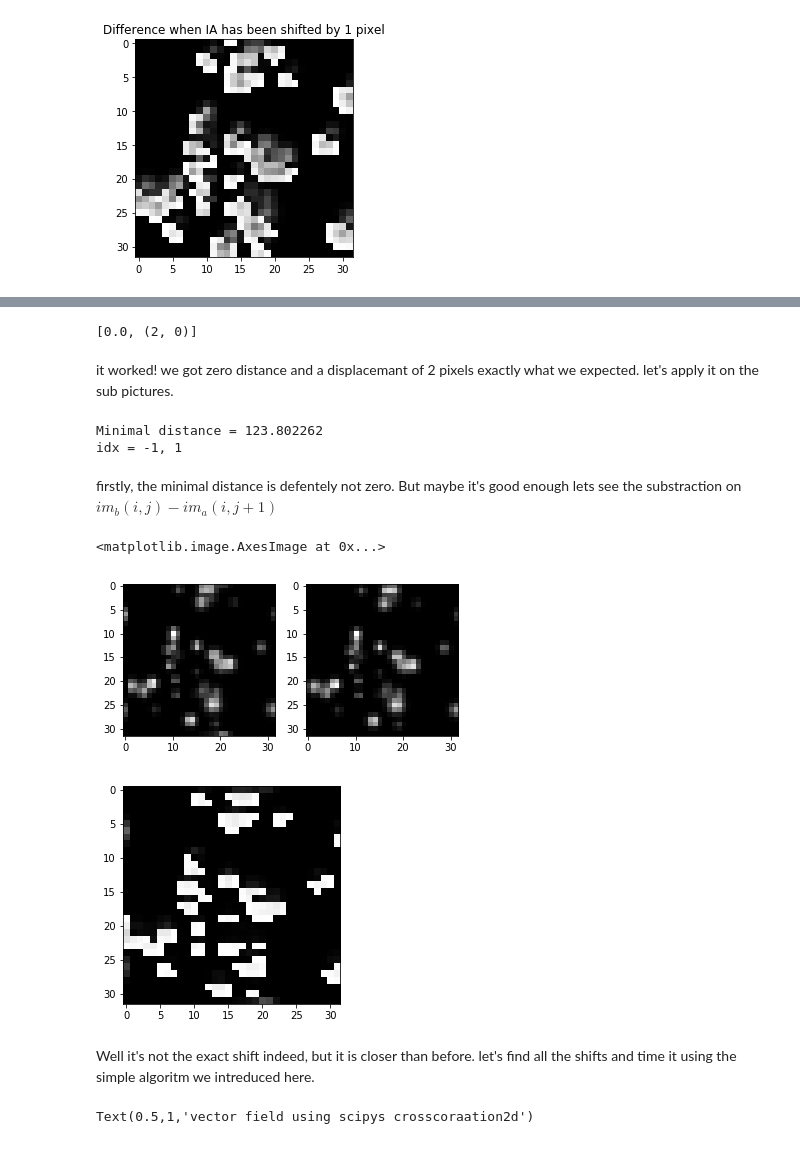
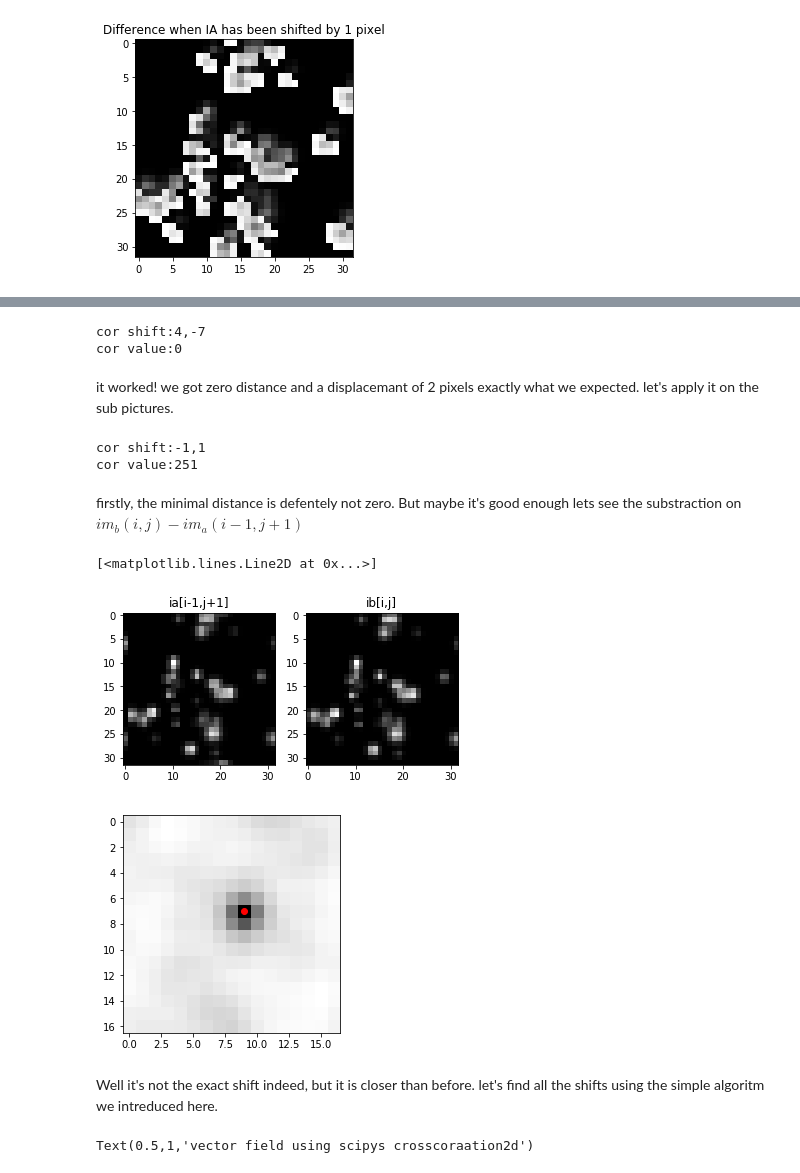
Before and after one commit to liorshig/OpenLearningPIV, a Jupyter notebook: exercises/ex1_correlate_img/piv_sum_VS_crosscorrelation_VS_FFT.ipynb, the cells around one changed output, grey strips where cells are left out. Drawn from its saved outputs; the diff is of its cells as text; code cells hidden in the pictures.

```diff
--- a/exercises/ex1_correlate_img/piv_sum_VS_crosscorrelation_VS_FFT.ipynb
+++ b/exercises/ex1_correlate_img/piv_sum_VS_crosscorrelation_VS_FFT.ipynb
@@ -55,50 +56,56 @@ let's try to find the displacemant by going through all the combinations conside
 # %%
-#lets find the displacemant
 def match_template(img, template,maxroll=8):
     mindist = float('inf')
     idx = (0,0)
+    cor=np.zeros((maxroll*2+1,maxroll*2+1))
+    #first calculate the correaltion without shift
+    #cor[maxroll,maxroll]=np.sqrt(np.sum(np.square(np.roll(template,(0,0),axis=(0,1)) - np.roll(img,(0,0),axis=(0,1)))))
+     #calculate Euclidean distance:
     for row in range(-maxroll,maxroll+1):
         for col in range(-maxroll,maxroll+1):
-        #calculate Euclidean distance
-            dist = np.sqrt(np.sum(np.square(template - np.roll(img,(row,col),axis=(0,1)))))
-            if dist < mindist:
-                mindist = dist
-                idx = (row,col)
-    return [mindist, idx]
+            cor[maxroll+row,maxroll+col]=np.sqrt(np.sum(np.square(np.roll(img,(row,col),axis=(0,1)) - template)))
+    return cor
 # %%
 # let's test that it works indeed by manually rolling (shifting circurlarly) the same image
-match_template(ia,np.roll(ia,2,axis=0))
+cor =match_template(ia-ia.mean(),np.roll(ia,(4,-7),axis=(0,1))-ia.mean())
+i,j = np.unravel_index(cor.argmin(), cor.shape)
+print('cor shift:%d,%d'%(i-8,j-8))
+print('cor value:%d'%cor[i,j])
 # %% [output]
-[0.0, (2, 0)]
+cor shift:4,-7
+cor value:0
 # %% [markdown]
 it worked! we got zero distance and a displacemant of 2 pixels exactly what we expected.
 let's apply it on the sub pictures.
-# %%
-# indeed, when we find the correct shift, we got zero distance. it's not so in real images:
-mindist, idx = match_template(ia,ib)
-print('Minimal distance = %f' % mindist)
-print('idx = %d, %d' % idx)
-# %% [output]
-Minimal distance = 123.802262
-idx = -1, 1
+# %%
+cor= match_template(ia-ia.mean(),ib-ib.mean())
+i,j = np.unravel_index(cor.argmin(), cor.shape)
+print('cor shift:%d,%d'%(i-8,j-8))
+print('cor value:%d'%cor[i,j])
+# %% [output]
+cor shift:-1,1
+cor value:251
 # %% [markdown]
-firstly, the minimal distance is defentely not zero. But maybe it's good enough lets see the substraction on $im_b(i,j)-im_a(i,j+1)$
+firstly, the minimal distance is defentely not zero. But maybe it's good enough lets see the substraction on $im_b(i,j)-im_a(i-1,j+1)$
 # %%
 #lets check if it looks the same
 plt.figure()
 plt.subplot(1,2,1)
-plt.imshow(np.roll(ia,idx,(0,1)),cmap='gray')
+plt.title('ia[i-1,j+1]')
+plt.imshow(np.roll(ia,(i-8,j-8),(0,1)),cmap='gray')
 plt.subplot(1,2,2)
+plt.title('ib[i,j]')
 plt.imshow(ib,cmap='gray')
 plt.figure()
-plt.imshow(np.roll(ia,idx,(0,1))-ib,cmap='gray')
+plt.imshow(cor,cmap='gray')
+plt.plot(j,i,'ro')
 # %% [output]
-<matplotlib.image.AxesImage at 0x...>
+[<matplotlib.lines.Line2D at 0x...>]
-[figure, old version]
+[figure, new version]
-[figure, old version]
+[figure, new version]
 # %% [markdown]
 Well it's not the exact shift indeed, but it is closer than before.
-let's find all the shifts and time it using the simple algoritm we intreduced here.
+let's find all the shifts using the simple algoritm we intreduced here.
 # %%
 iw=32
 x,y,u_dif,v_dif,u_cor,v_cor = [],[],[],[],[],[]
```
Also changed, not shown: parts of 8 cells of this notebook, 1 other file.
